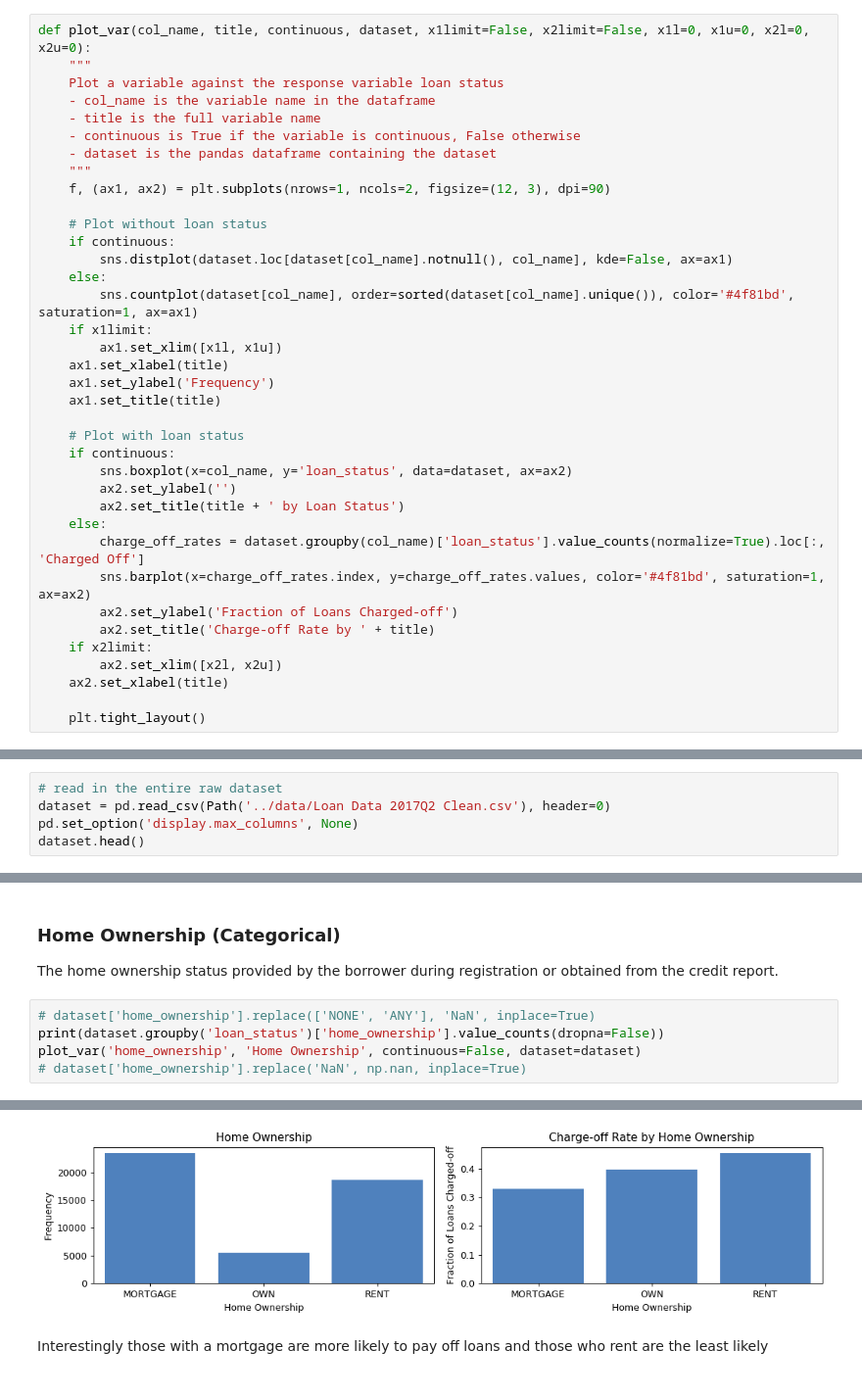
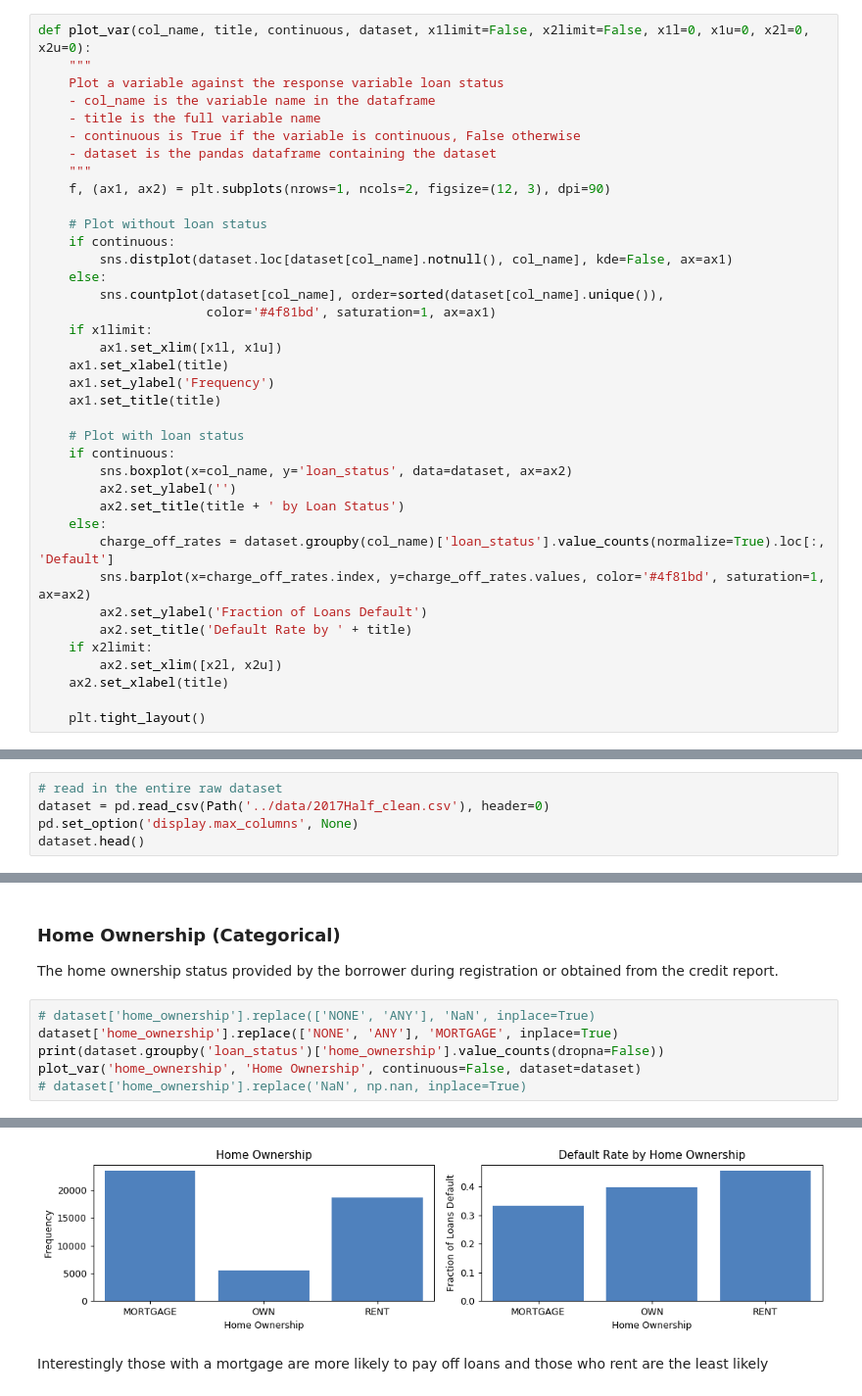
Before and after one commit to ZhuLeon/Loan-Default-Prediction, a Jupyter notebook: src/main.ipynb, the cells around one changed output, grey strips where cells are left out. Shown at 98% size. Drawn from its saved outputs; the diff is of its cells as text.

Commit message:
Clean up code
Clean up code

```diff
--- a/src/main.ipynb
+++ b/src/main.ipynb
@@ -30,7 +30,8 @@ def plot_var(col_name, title, continuous, dataset, x1limit=False, x2limit=False,
     if continuous:
         sns.distplot(dataset.loc[dataset[col_name].notnull(), col_name], kde=False, ax=ax1)
     else:
-        sns.countplot(dataset[col_name], order=sorted(dataset[col_name].unique()), color='#4f81bd', saturation=1, ax=ax1)
+        sns.countplot(dataset[col_name], order=sorted(dataset[col_name].unique()),
+                      color='#4f81bd', saturation=1, ax=ax1)
     if x1limit:
         ax1.set_xlim([x1l, x1u])
     ax1.set_xlabel(title)
@@ -43,10 +44,10 @@ def plot_var(col_name, title, continuous, dataset, x1limit=False, x2limit=False,
         ax2.set_ylabel('')
         ax2.set_title(title + ' by Loan Status')
     else:
-        charge_off_rates = dataset.groupby(col_name)['loan_status'].value_counts(normalize=True).loc[:, 'Charged Off']
+        charge_off_rates = dataset.groupby(col_name)['loan_status'].value_counts(normalize=True).loc[:, 'Default']
         sns.barplot(x=charge_off_rates.index, y=charge_off_rates.values, color='#4f81bd', saturation=1, ax=ax2)
-        ax2.set_ylabel('Fraction of Loans Charged-off')
-        ax2.set_title('Charge-off Rate by ' + title)
+        ax2.set_ylabel('Fraction of Loans Default')
+        ax2.set_title('Default Rate by ' + title)
     if x2limit:
         ax2.set_xlim([x2l, x2u])
     ax2.set_xlabel(title)
@@ -56,7 +57,7 @@ def plot_var(col_name, title, continuous, dataset, x1limit=False, x2limit=False,
 # Preliminary Data Analysis
 # %%
 # read in the entire raw dataset
-dataset = pd.read_csv(Path('../data/Loan Data 2017Q2 Clean.csv'), header=0)
+dataset = pd.read_csv(Path('../data/2017Half_clean.csv'), header=0)
 pd.set_option('display.max_columns', None)
 dataset.head()
 # %% [output]
@@ -303,6 +304,7 @@ Doesn't seem to be much of a significant pattern here
 The home ownership status provided by the borrower during registration or obtained from the credit report.
 # %%
 # dataset['home_ownership'].replace(['NONE', 'ANY'], 'NaN', inplace=True)
+dataset['home_ownership'].replace(['NONE', 'ANY'], 'MORTGAGE', inplace=True)
 print(dataset.groupby('loan_status')['home_ownership'].value_counts(dropna=False))
 plot_var('home_ownership', 'Home Ownership', continuous=False, dataset=dataset)
 # dataset['home_ownership'].replace('NaN', np.nan, inplace=True)
@@ -316,6 +318,6 @@ Fully Paid   MORTGAGE          15651
              OWN                3345
 Name: home_ownership, dtype: int64
-[figure, old version]
+[figure, new version]
 # %% [markdown]
 Interestingly those with a mortgage are more likely to pay off loans and those who rent are the least likely
 # %% [markdown]
```
Also changed, not shown: parts of 46 cells of this notebook, 2 other files.
